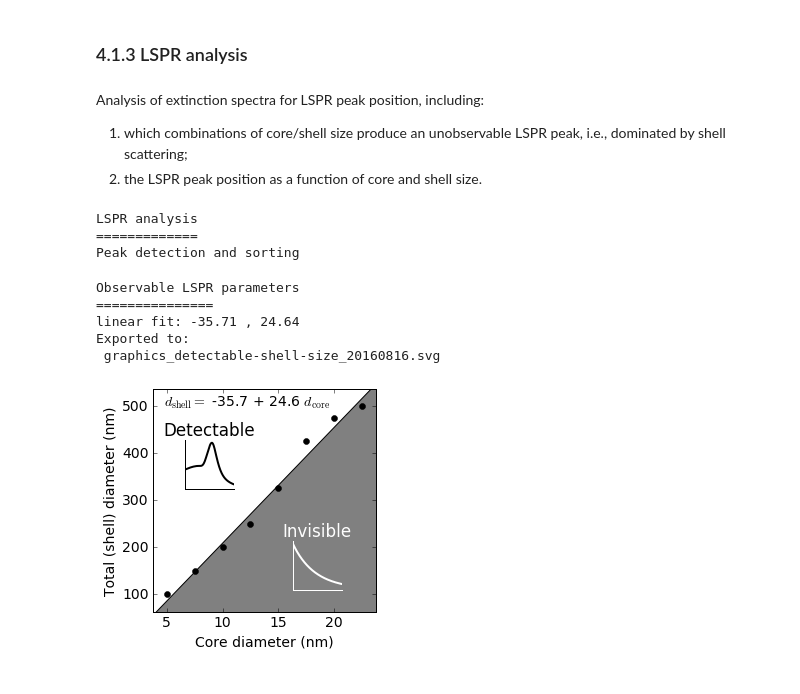
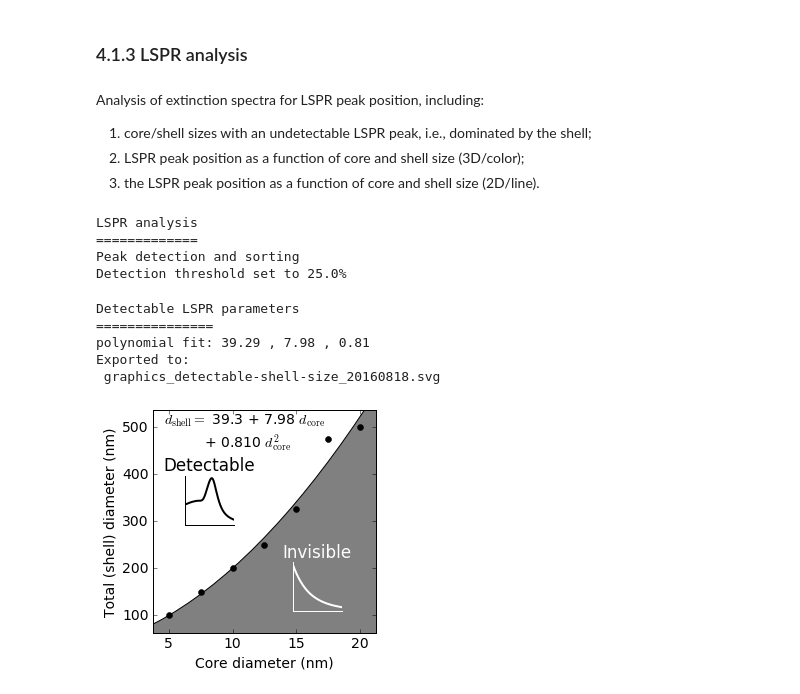
Before and after one commit to jpsfitz/nanooptics, a Jupyter notebook: AuNPs for 3D plasmonic crystals.ipynb, the cells around one changed output. Saved outputs shown, nothing was run; the diff lists cells and outputs as text; code cells hidden in the pictures.

```diff
--- a/AuNPs for 3D plasmonic crystals.ipynb
+++ b/AuNPs for 3D plasmonic crystals.ipynb
@@ -285,7 +289,10 @@ Exported to:
 print('Extinction efficiency')
 print('3D/color graphs by shell diameter')
 print('=================================')
-for dShellnm in 2*rShellListnm:
+print('shell diameter greater than core diameter only')
+dShellLargerListnm = rShellListnm >= np.amax(rCoreListnm)
+dShellLargerListnm = 2*rShellListnm[dShellLargerListnm]
+for dShellnm in dShellLargerListnm:
     print("Shell diameter "+str(dShellnm)+" nm")
     def plotAndSave ():
         ## Input data
@@ -445,12 +453,16 @@ Exported to:
 ### 4.1.3 LSPR analysis
 # %% [markdown]
 Analysis of extinction spectra for LSPR peak position, including:
-1. which combinations of core/shell size produce an unobservable LSPR peak, i.e., dominated by shell scattering;
-2. the LSPR peak position as a function of core and shell size.
+1. core/shell sizes with an undetectable LSPR peak, i.e., dominated by the shell;
+1. LSPR peak position as a function of core and shell size (3D/color);
+2. the LSPR peak position as a function of core and shell size (2D/line).
 # %%
 print("LSPR analysis")
 print("=============")
 print("Peak detection and sorting")
+threshold = 0.25
+print('Detection threshold set to',format(100*threshold, '.1f')+"%")
+lsprAllListnm = []
 detectThresholdDiamShellnm = []
 lsprListnm = []
 for rCorenm in rCoreListnm:
@@ -461,17 +473,24 @@ for rCorenm in rCoreListnm:
         sortByShell = subArray[:,2] == [2*rShellnm]
         subArray = subArray[sortByShell]
         if subArray.size > 0:
-            sig = subArray[:,-1]
-            indexes = peakutils.indexes(sig, thres=0.1*max(sig), min_dist=5)
-            peak = []
+            x, y = subArray[:,0], subArray[:,-1]
+            base = peakutils.baseline(y,2)
+            yCorr = y - base
+            indexes = peakutils.indexes(y, thres=threshold, min_dist=3)
+            indexesCorr = peakutils.indexes(yCorr, thres=threshold, min_dist=3)
             if indexes.size > 0:
-                if indexes.size > 1: indexes = indexes[-1]
-                peak = subArray[indexes,[0]]
+                if indexes.size > 1: indexes = [indexes[-1]]
+                peak = peakutils.interpolate(x, y, ind=indexes)
                 subArrayPeaks.append([2*rShellnm, 2*rCorenm, peak])
+                lsprAllListnm.append([2*rShellnm, 2*rCorenm, peak[0]])
+            else:
+                lsprAllListnm.append([2*rShellnm, 2*rCorenm, 0])
     subArrayPeaks = np.asarray(subArrayPeaks)
-    detectThresholdDiamShellnm.append([2*rCorenm,np.amax(subArrayPeaks[:,0])])
-    # dCore, mean LSPR, smallest shell LSPR, largest shell LSPR
-    lsprListnm.append([2*rCorenm, np.mean(subArrayPeaks[:,-1]), subArrayPeaks[0,-1], subArrayPeaks[-1,-1] ])
+    if subArrayPeaks.size > 0:
+        detectThresholdDiamShellnm.append([2*rCorenm,np.amax(subArrayPeaks[:,0])])
+        # dCore, mean LSPR, smallest shell LSPR, largest shell LSPR
+        lsprListnm.append([2*rCorenm, np.mean(subArrayPeaks[:,-1]), subArrayPeaks[0,-1], subArrayPeaks[-1,-1] ])
+
 
 detectThresholdDiamShellnm0 = detectThresholdDiamShellnm
 detectThresholdDiamShellnm = []
@@ -488,8 +507,9 @@ for v in detectThresholdDiamShellnm0:
 LSPR analysis
 =============
 Peak detection and sorting
+Detection threshold set to 25.0%
 # %%
-print('Observable LSPR parameters')
+print('Detectable LSPR parameters')
 print('===============')
 def plotAndSave ():
     ## Input data
@@ -499,10 +519,10 @@ def plotAndSave ():
     yLimits = [np.amin(y)-3*drShellnm, np.amax(y)+3*drShellnm]
     dx, dy = abs(xLimits[1]-xLimits[0]), abs(yLimits[1]-yLimits[0])
 
-    # Linear fit
-    [c1,c0] = np.polyfit(x, y, 1)
-    print('linear fit:',format(c0, '.2f'),',',format(c1, '.2f'))
-    def fit (x0): return c0+c1*x0
+    # Quadratic fit
+    [c2,c1,c0] = np.polyfit(x, y, 2)
+    print('polynomial fit:',format(c0, '.2f'),',',format(c1, '.2f'),',',format(c2, '.2f'))
+    def fit (x0): return c0+c1*x0+c2*x0*x0
     fitx = np.arange(xLimits[0]-1*drCorenm,xLimits[1]+1*drCorenm)
     fity = list(map(fit,list(fitx)))
 
@@ -511,7 +531,7 @@ def plotAndSave ():
     pylab.fill_between(fitx, 0, fity, facecolor='gray')
     pylab.xlabel("Core diameter (nm)")
     pylab.ylabel("Total (shell) diameter (nm)")
-    figText = '$d_{\mathrm{shell}}=$ '+format(c0, '.1f')+' + '+format(c1, '.1f')+' $d_{\mathrm{core}}$'
+    figText = '$d_{\mathrm{shell}}=$ '+format(c0, '.1f')+' + '+format(c1, '.2f')+' $d_{\mathrm{core}}$'+'\n        '+' + '+format(c2, '.3f')+' $d_{\mathrm{core}}^2$'
     pylab.text(xLimits[0]+0.05*dx, yLimits[1]-0.025*dy, figText, verticalalignment='top', horizontalalignment='left')
     # pylab.legend(loc='upper right', fontsize=14)
 
@@ -529,7 +549,7 @@ def plotAndSave ():
 
     #-------- Inset plots --------
     ## LSPR inset
-    px1, py1, dx1, dx2 = 0.3, 0.55, 0.17, 0.17
+    px1, py1, dx1, dx2 = 0.3, 0.5, 0.17, 0.17
     lsprInset = fig.add_axes([px1, py1, dx1, dx2])
     # Input data
     dCorenm = 2*rCoreListnm[-1]
@@ -570,34 +590,34 @@ def plotAndSave ():
     dx, dy = abs(xLimits[1]-xLimits[0]), abs(yLimits[1]-yLimits[0])
 
     # Specific format options
     pylab.plot(x, y, color='white', linewidth=2)
     pylab.xlim(xLimits[0], xLimits[1])
     pylab.ylim(yLimits[0], yLimits[1])
     pylab.title('Invisible', color='white')
     scaInset.axes.set_aspect(dx/dy)
     scaInset.axes.get_xaxis().set_visible(False)
     scaInset.axes.get_yaxis().set_visible(False)
     scaInset.spines['right'].set_visible(False)
     scaInset.spines['top'].set_visible(False)
     scaInset.spines['left'].set_color('white')
     scaInset.spines['bottom'].set_color('white')
     scaInset.patch.set_alpha(0.0)
 
     #-------- End inset plots --------
 
     ## Save and display
     timestamp = ('{:%Y%m%d}'.format(datetime.datetime.now()))
     exportFormat = '.svg'
     filename = "graphics_"+"detectable-shell-size_" + timestamp + exportFormat
     pylab.savefig(filename, transparent=True)
     print("Exported to:\n", filename)
     pylab.show()
 
 plotAndSave()
 # %% [output]
-Observable LSPR parameters
+Detectable LSPR parameters
 ===============
-linear fit: -35.71 , 24.64
+polynomial fit: 39.29 , 7.98 , 0.81
 Exported to:
- graphics_detectable-shell-size_20160816.svg
+ graphics_detectable-shell-size_20160818.svg
-[figure, old version]
+[figure, new version]
```
Also changed, not shown: parts of 9 cells of this notebook.
